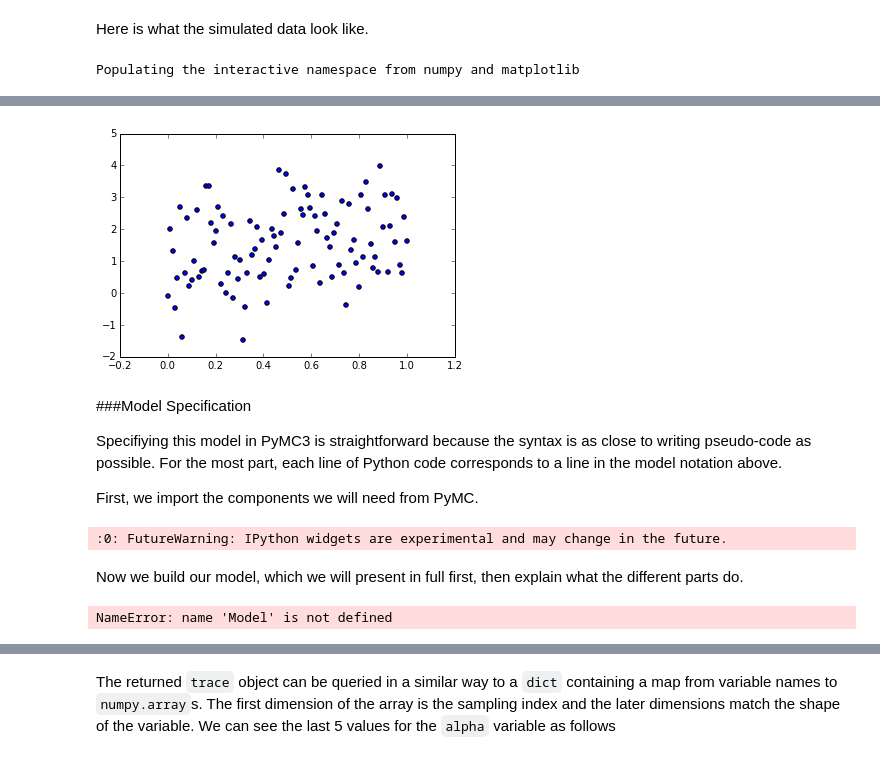
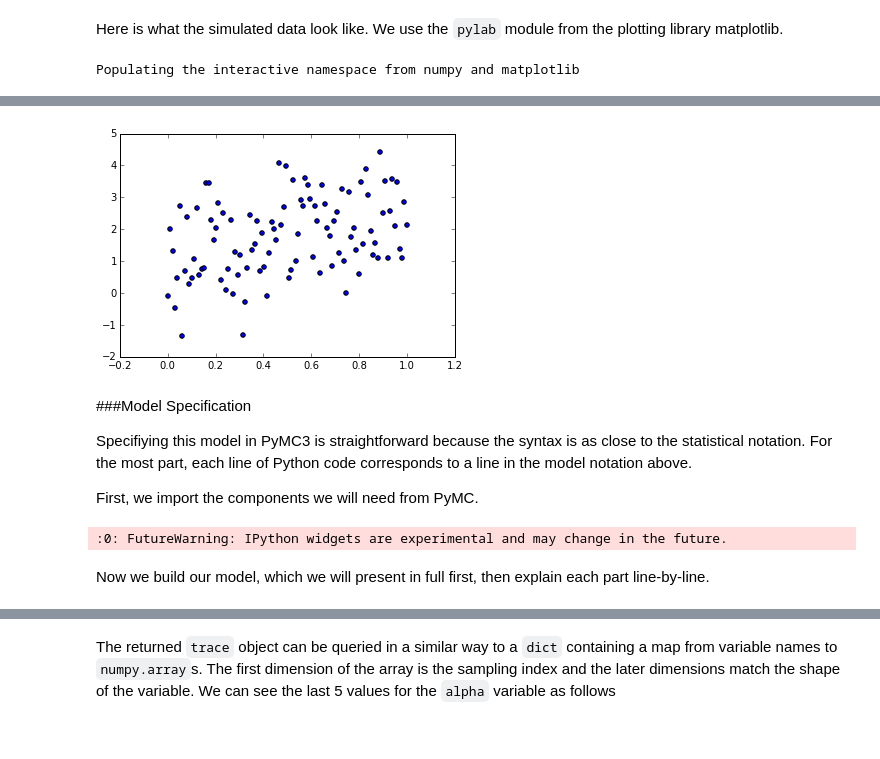
Before and after one commit to pymc-devs/uq_chapter, a Jupyter notebook: reference/UQ Handbook Chapter.ipynb, the cells around one changed output, grey strips where cells are left out. Saved outputs shown, nothing was run; the diff lists cells and outputs as text; code cells hidden in the pictures.

```diff
--- a/reference/UQ Handbook Chapter.ipynb
+++ b/reference/UQ Handbook Chapter.ipynb
@@ -71,22 +71,24 @@ import numpy as np
 np.random.seed(123)
 
 # True parameter values
-alpha, beta, sigma = 1, 1, 1
+alpha, sigma = 1, 1
+beta = [1, 2.5]
 
 # Size of dataset
 size = 100
 
 # Predictor variable
 X = np.linspace(0, 1, size)
+X1 = np.linspace(0,.2, size)
 
 # Simulate outcome variable
-Y = alpha + X*beta + np.random.randn(size)*sigma
+Y = alpha + X*beta[0] + X1*beta[1] + np.random.randn(size)*sigma
 # %% [markdown]
-Here is what the simulated data look like.
+Here is what the simulated data look like. We use the `pylab` module from the plotting library matplotlib.
 # %%
 %pylab inline
-import pylab as pl
+import pylab
 
-pl.scatter(X, Y);
+pylab.scatter(X, Y);
 # %% [output]
 Populating the interactive namespace from numpy and matplotlib
@@ -94,9 +96,9 @@ WARNING: pylab import has clobbered these variables: ['size', 'beta']
 `%matplotlib` prevents importing * from pylab and numpy
-[figure, old version]
+[figure, new version]
 # %% [markdown]
 ###Model Specification
 
-Specifiying this model in PyMC3 is straightforward because the syntax is as close to writing pseudo-code as possible. For the most part, each line of Python code corresponds to a line in the model notation above.
+Specifiying this model in PyMC3 is straightforward because the syntax is as close to the statistical notation. For the most part, each line of Python code corresponds to a line in the model notation above.
 
 First, we import the components we will need from PyMC.
 # %%
@@ -104,21 +107,19 @@ from pymc3 import Model, Normal, HalfNormal
 # %% [output]
 :0: FutureWarning: IPython widgets are experimental and may change in the future.
 # %% [markdown]
-Now we build our model, which we will present in full first, then explain what the different parts do.
+Now we build our model, which we will present in full first, then explain each part line-by-line.
 # %%
 basic_model = Model()
 with basic_model:
 
     # Unknown model parameters
     alpha = Normal('alpha', mu=0, sd=1)
-    beta = Normal('beta', mu=0, sd=1)
+    beta = Normal('beta', mu=0, sd=1, shape=2)
     sigma = HalfNormal('sigma', sd=1)
 
     # Expected value of outcome
-    mu = alpha + beta * X
+    mu = alpha + X * beta[0] + X1 * beta[1]
 
     # Data likelihood
     Y_obs = Normal('Y_obs', mu=mu, sd=sigma, observed=Y)
-# %% [output]
-NameError: name 'Model' is not defined
 # %% [markdown]
```
Also changed, not shown: parts of 76 cells of this notebook.
